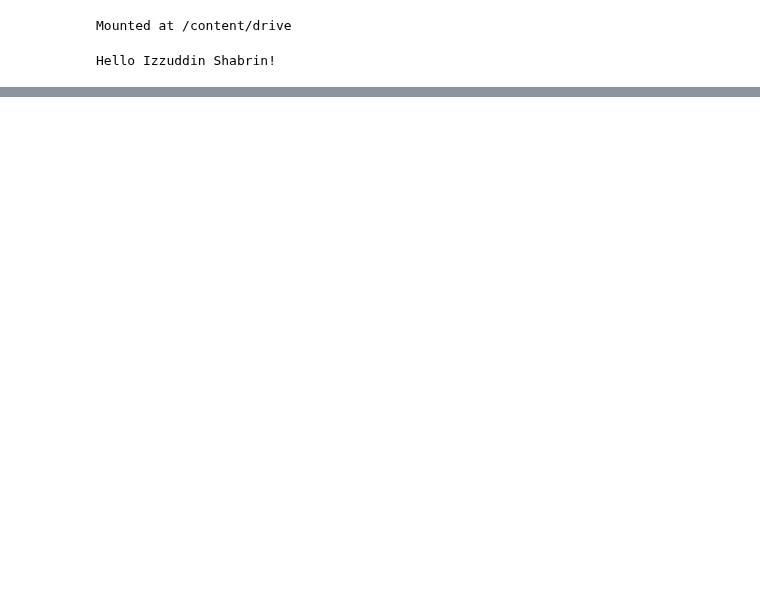
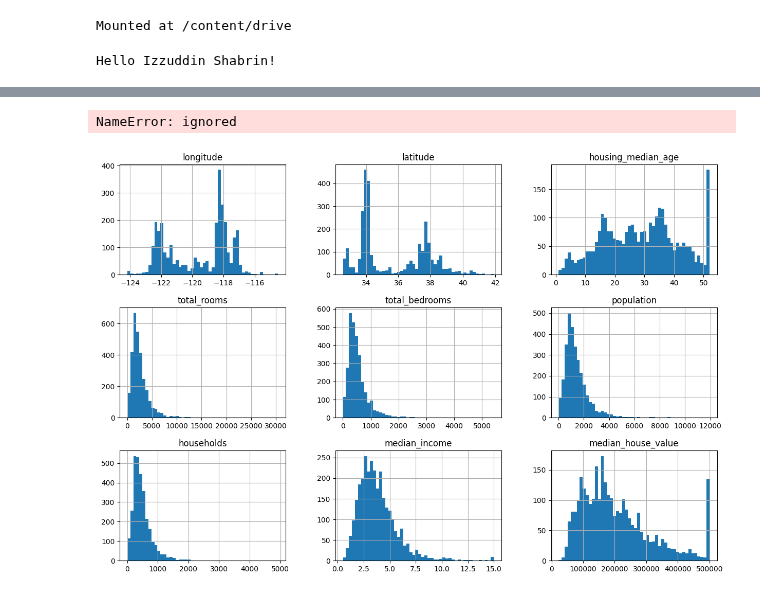
Before and after one commit to drshahizan/python-tutorial, a Jupyter notebook: exercise/izzuddin125/Exercise2_izzuddin.ipynb, the cells around one changed output, grey strips where cells are left out. Cells and saved outputs as stored; diff of their text form; code cells hidden in the pictures; blank space fills up the shorter version.

```diff
--- a/exercise/izzuddin125/Exercise2_izzuddin.ipynb
+++ b/exercise/izzuddin125/Exercise2_izzuddin.ipynb
@@ -37,0 +69,6 @@ df #displays dataframe
+# %%
+df.hist(bins=50, figsize=(15,10))
+plt.show()
+# %% [output]
+NameError: ignored
+[figure, added]
```
Also changed, not shown: parts of 3 cells of this notebook.
